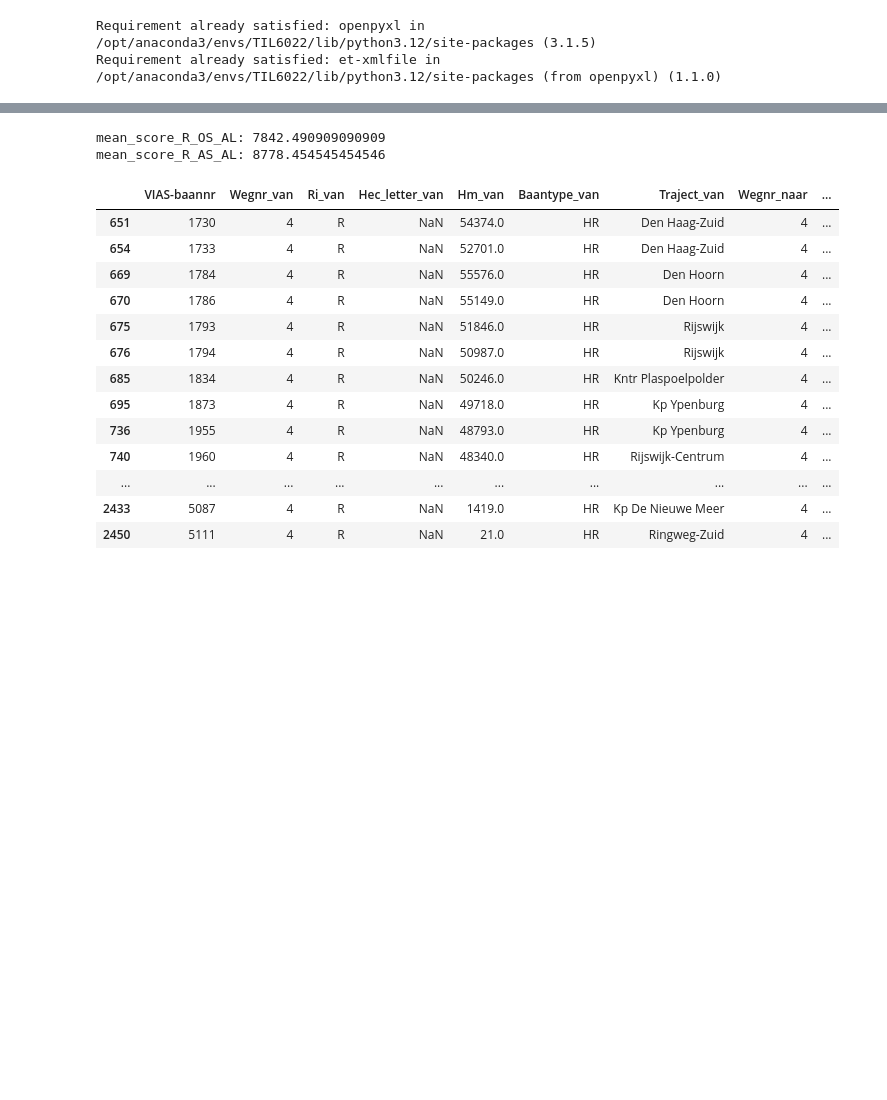
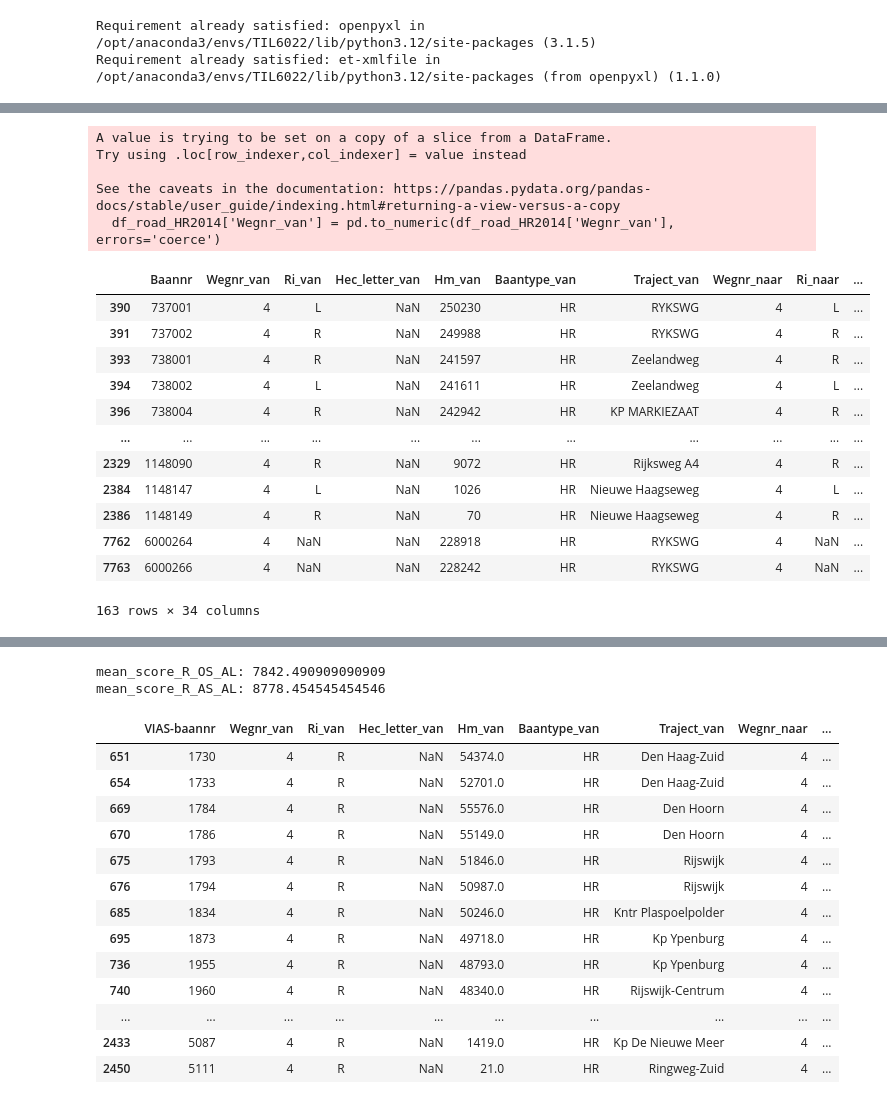
Before and after one commit to Liselotvansteekelenburg/TIL6010-LabAssignments, a Jupyter notebook: Ch4.ipynb, the cells around one changed output, grey strips where cells are left out. Saved outputs shown, nothing was run; the diff lists cells and outputs as text; code cells hidden in the pictures; blank space fills up the shorter version.

```diff
--- a/Ch4.ipynb
+++ b/Ch4.ipynb
@@ -44,0 +27,32 @@ df_road_4HR_HM
+# %%
+df_road_HR2014 = df2014[(df2014['Baantype_naar'] == 'HR') & (df2014['Baantype_van'] == 'HR')]
+
+df_road_HR2014['Wegnr_van'] = pd.to_numeric(df_road_HR2014['Wegnr_van'], errors='coerce')
+df_road_HR2014 = df_road_HR2014.dropna(subset=['Wegnr_van'])  # Verwijder rijen met NaN
+df_road_HR2014['Wegnr_van'] = df_road_HR2014['Wegnr_van'].astype(int)
+
+df_road_HR2014['Wegnr_naar'] = pd.to_numeric(df_road_HR2014['Wegnr_naar'], errors='coerce')
+df_road_HR2014 = df_road_HR2014.dropna(subset=['Wegnr_naar'])  # Verwijder rijen met NaN
+df_road_HR2014['Wegnr_naar'] = df_road_HR2014['Wegnr_naar'].astype(int)
+
+df_road_4HR2014 = df_road_HR2014[(df_road_HR2014['Wegnr_van'] == 4) & (df_road_HR2014["Wegnr_naar"] == 4)]
+df_road_4HR2014
+# %% [output]
+A value is trying to be set on a copy of a slice from a DataFrame.
+Try using .loc[row_indexer,col_indexer] = value instead
+
+See the caveats in the documentation: https://pandas.pydata.org/pandas-docs/stable/user_guide/indexing.html#returning-a-view-versus-a-copy
+  df_road_HR2014['Wegnr_van'] = pd.to_numeric(df_road_HR2014['Wegnr_van'], errors='coerce')
+|  | Baannr | Wegnr_van | Ri_van | Hec_letter_van | Hm_van | Baantype_van | Traject_van | Wegnr_naar | Ri_naar | ... |
+| 390 | 737001 | 4 | L | NaN | 250230 | HR | RYKSWG | 4 | L | ... |
+| 391 | 737002 | 4 | R | NaN | 249988 | HR | RYKSWG | 4 | R | ... |
+| 393 | 738001 | 4 | R | NaN | 241597 | HR | Zeelandweg | 4 | R | ... |
+| 394 | 738002 | 4 | L | NaN | 241611 | HR | Zeelandweg | 4 | L | ... |
+| 396 | 738004 | 4 | R | NaN | 242942 | HR | KP MARKIEZAAT | 4 | R | ... |
+| ... | ... | ... | ... | ... | ... | ... | ... | ... | ... | ... |
+| 2329 | 1148090 | 4 | R | NaN | 9072 | HR | Rijksweg A4 | 4 | R | ... |
+| 2384 | 1148147 | 4 | L | NaN | 1026 | HR | Nieuwe Haagseweg | 4 | L | ... |
+| 2386 | 1148149 | 4 | R | NaN | 70 | HR | Nieuwe Haagseweg | 4 | R | ... |
+| 7762 | 6000264 | 4 | NaN | NaN | 228918 | HR | RYKSWG | 4 | NaN | ... |
+| 7763 | 6000266 | 4 | NaN | NaN | 228242 | HR | RYKSWG | 4 | NaN | ... |
+163 rows × 34 columns
```
Also changed, not shown: parts of 8 cells of this notebook.
